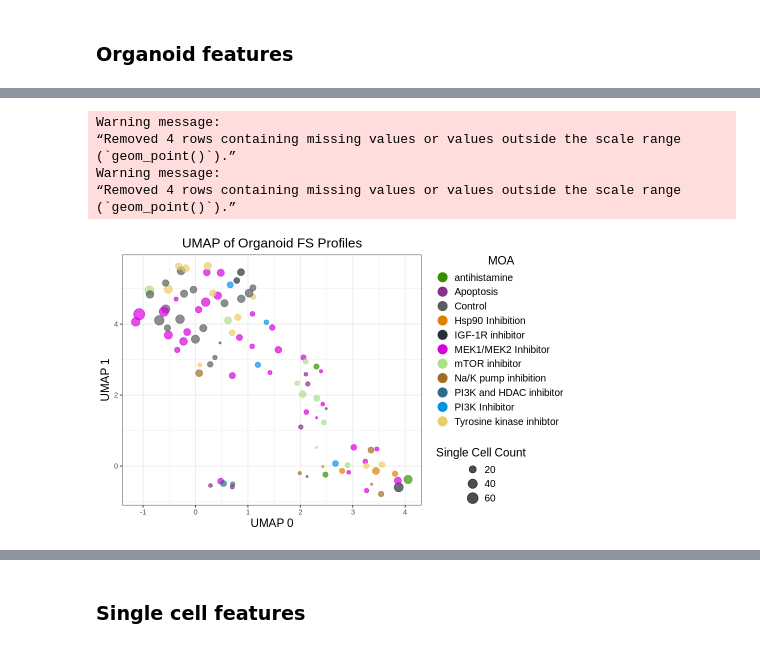
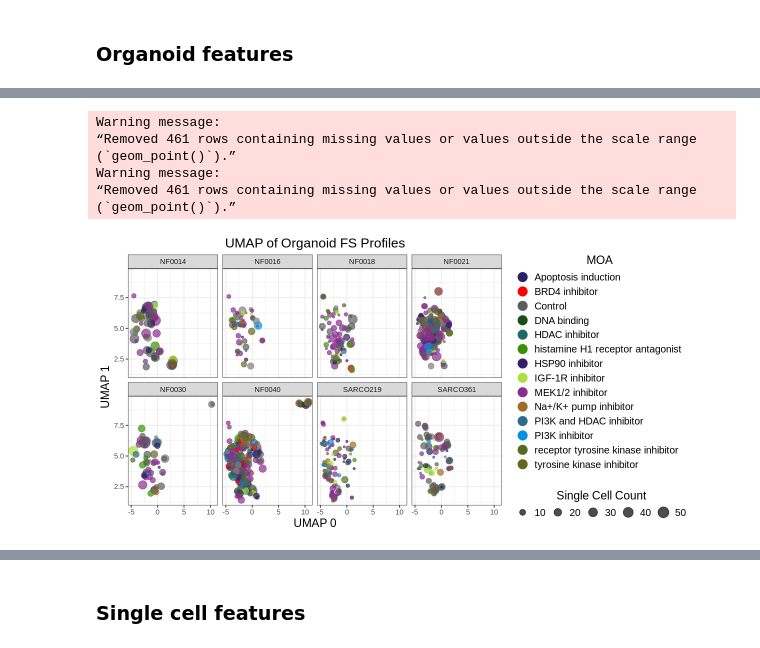
Before and after one commit to MikeLippincott/GFF_3D_organoid_profiling_pipeline, a Jupyter notebook: 5.EDA/notebooks/1.plot_umap.ipynb, the cells around one changed output, grey strips where cells are left out. Drawn from its saved outputs; the diff is of its cells as text; code cells hidden in the pictures.

```diff
--- a/5.EDA/notebooks/1.plot_umap.ipynb
+++ b/5.EDA/notebooks/1.plot_umap.ipynb
@@ -94,20 +93,27 @@ unique(umap_results$Target)
 # set custom colors for each MOA
 custom_MOA_palette <- c(
     'Control' = "#5a5c5d",
-    'MEK1/2 inhibitor; MEK1/2' = "#882E8B",
-    'Apoptosis induction'="#D700E0",
+    'MEK1/2 inhibitor' = "#882E8B",
+
+
+    'HDAC inhibitor' = "#1E6B61",
     'PI3K and HDAC inhibitor' = "#2E6B8B",
     'PI3K inhibitor'="#0092E0",
-    'receptor tyrosine kinase inhibitor'="#ECCC69",
-    'tyrosine kinase inhibitor'="#E0A800",
-    'HSP90 inhibitor'="#E07E00",
+
+    'receptor tyrosine kinase inhibitor'="#576A20",
+    'tyrosine kinase inhibitor'="#646722",
+
+
     'mTOR inhibtor'="#ACE089",
-    'IGF-1R inhibitor' = "#243036",
+    'IGF-1R inhibitor' = "#ACE040",
+
+    'HSP90 inhibitor'="#33206A",
+    'Apoptosis induction'="#272267",
     'Na+/K+ pump inhibitor' = "#A16C28",
-    'histamine H1 receptor antagonist' = "#3A8F00"
-    'DNA binding' = "#A0A0A0",
-    'BRD4 inhibitor' = "#A0A0A0",
-    'HDAC inhibitor' = "#A0A0A0",
+    'histamine H1 receptor antagonist' = "#3A8F00",
+    'DNA binding' = "#174F17",
+    'BRD4 inhibitor' = "#ff0000"
+
 )
 # %% [markdown]
 ### Organoid features
@@ -114,40 +132,50 @@ custom_MOA_palette <- c(
 # %%
-width <- 8
+width <- 10
 height <- 5
 options(repr.plot.width = width, repr.plot.height = height)
 umap_organoid_plot <- (
-    ggplot(umap_results, aes(x = UMAP1, y = UMAP2, color = MOA, size = single_cell_count))
+    ggplot(umap_results, aes(x = UMAP1, y = UMAP2, color = Target, size = single_cell_count))
     + geom_point(alpha = 0.7)
     + scale_color_manual(values = custom_MOA_palette)
     + labs(title = "UMAP of Organoid FS Profiles", x = "UMAP 0", y = "UMAP 1")
     + theme_bw()
     + theme(
         plot.title = element_text(hjust = 0.5, size = 16),
         axis.title.x = element_text(size = 14),
         axis.title.y = element_text(size = 14),
         legend.title = element_text(size = 14, hjust = 0.5),
         legend.text = element_text(size = 12)
     )
     + guides(
         size = guide_legend(
             title = "Single Cell Count",
-            text = element_text(size = 16, hjust = 0.5)
+            text = element_text(size = 16, hjust = 0.5, position = "top"),
+            # make two columns for the legend
+            nrow = 1,
+            # title position to top
+
+            # move to bottom
+            # position = "bottom"
 
             ),
         color = guide_legend(
             title = "MOA",
             text = element_text(size = 16, hjust = 0.5),
-            override.aes = list(alpha = 1,size = 5)
+            override.aes = list(alpha = 1,size = 5),
+            # nrow = 2,
+            ncol = 1
+            # position = "bottom"
         )
     )
+    + facet_wrap(~patient, nrow = 2)
 )
 ggsave(umap_organoid_plot, file = organoid_features_path, width = width, height = height, dpi = 300)
 umap_organoid_plot
 # %% [output]
 Warning message:
-“Removed 4 rows containing missing values or values outside the scale range
+“Removed 461 rows containing missing values or values outside the scale range
 (`geom_point()`).”
 Warning message:
-“Removed 4 rows containing missing values or values outside the scale range
+“Removed 461 rows containing missing values or values outside the scale range
 (`geom_point()`).”
-[figure, old version]
+[figure, new version]
```
Also changed, not shown: parts of 8 cells of this notebook, 1 other file.
